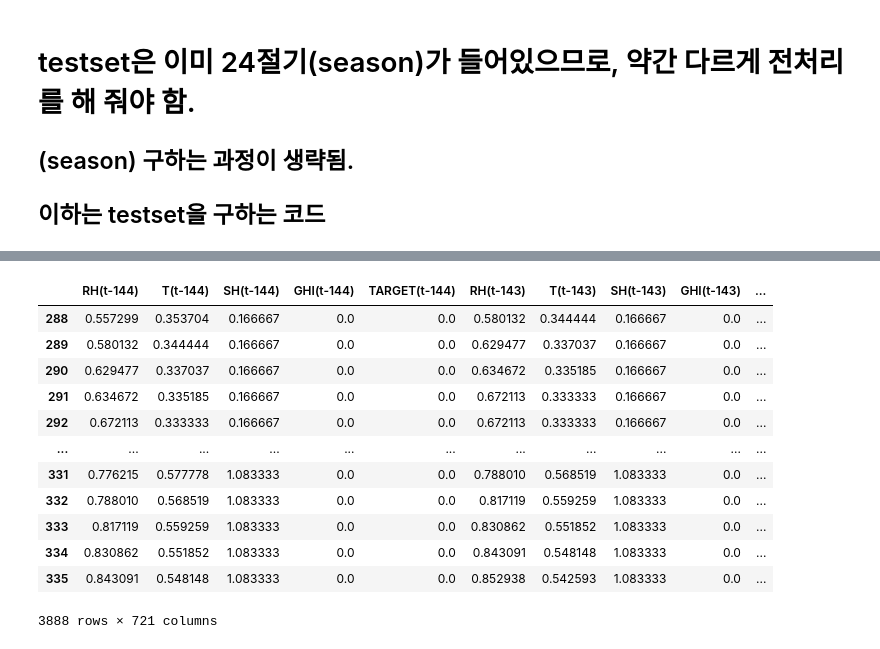
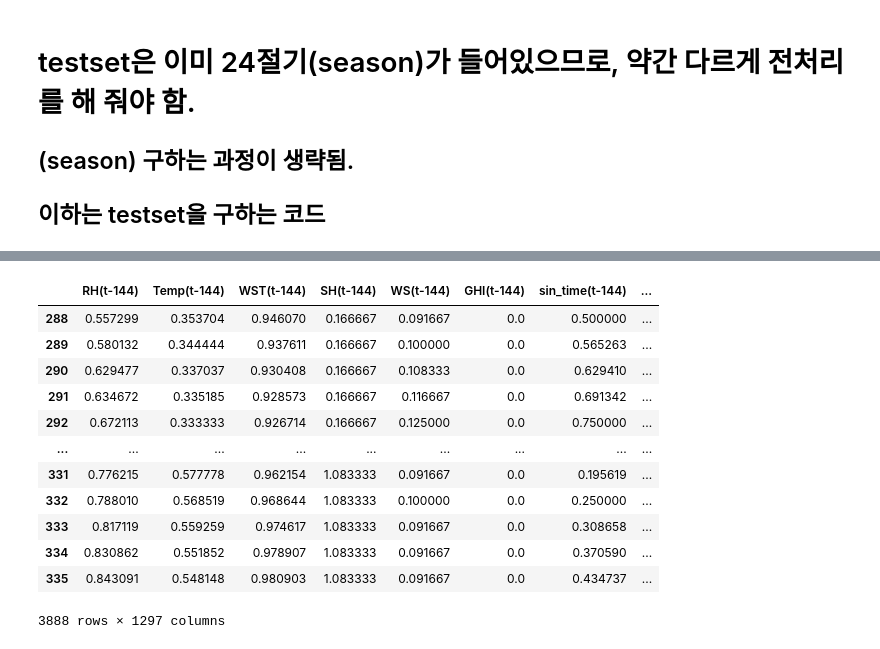
Before and after one commit to marvelous-koala/unlimited_power, a Jupyter notebook: LGBM/Day_by_Day.ipynb, the cells around one changed output, grey strips where cells are left out. Cells and saved outputs as stored; diff of their text form; code cells hidden in the pictures.

```diff
--- a/LGBM/Day_by_Day.ipynb
+++ b/LGBM/Day_by_Day.ipynb
@@ -457,4 +399,0 @@ dataset5.iloc[50:51,:]
-# %%
-testset6 = testset5[['RH', 'T', 'SH', 'GHI', 'TARGET']]
-timeset = testset5[['Time']]
-testset6.head(10)
@@ -473,5 +399,0 @@ testset6.head(10)
-# %%
-testset6 = pd.DataFrame(scaler.transform(testset6), columns = testset6.columns)
-# %%
-testset7 = test_to_supervised(testset6, timeset, n_days)
-testset7
@@ -492,5 +400,3 @@ testset7
-# %%
-testset9 = testset7.iloc[-48:,:] #season을 다시 붙인다면 testset7->8 근데 여기 이해가 안돼.. 48 뭐임? 하루치?
 # %%
 df_test = []
 
@@ -498,54 +404,56 @@ df_test = []
 # 아직 유진이 어떻게 변수 추가할 지 몰라서 to_supervised는 쓰지 않았음.
 
 for i in range(81):
-    file_path = '/content/drive/MyDrive/Jupyter/unlimited_power/raw_data/test/' + str(i) + '.csv'
-    new_path = '/content/drive/MyDrive/Jupyter/unlimited_power/raw_data/test/adj_test/' + str(i) + '.csv'
+    file_path = '/content/drive/MyDrive/Jupyter/Dacon/unlimited_power/raw_data/test/' + str(i) + '.csv'
+    new_path = '/content/drive/MyDrive/Jupyter/Dacon/unlimited_power/raw_data/test/adj_test/' + str(i) + '.csv'
     file_name = str(i) + '.csv'
 
     # adj_test에서 가져와야 하므로 new_path에서 불러온다
     temp = pd.read_csv(new_path)
     temp.drop('Unnamed: 0', axis = 1, inplace = True)
     testset = temp.copy()
 
     # 24로 저장한 24절기 season으로 이름 바꾸기
     testset.rename(columns = {'24' : 'season'}, inplace = True)
 
     # 이 다음은 trainset과 동일한 전처리, season은 이미 구해져 있으므로 구하지 않음
     testset2 = drop_clms(testset)
     testset2.drop(['Hour', 'Minute','Date'], axis=1,inplace=True)
     testset3 = cos_time(testset2)
     testset4 = testset3[['DHI', 'DNI', 'WS', 'RH', 'T', 'TARGET', 'SH', 'sin_time', 'cos_time','season', 'Time']]
+    testset4.rename(columns = {'T' : 'Temp'},inplace = True)
 
     testset5 = testset4.copy()
     testset5['GHI'] = testset4.apply(lambda x: HRA(x.DHI, x.DNI, x.season, x.Time), axis=1)
-    testset6 = testset5[['RH', 'T', 'SH', 'GHI', 'TARGET']] #'DHI', 'DNI', 'season', 'WS', 'SH'
+    testset5['WST'] = testset4.apply(lambda x: wind_and_hot(x.WS, x.Temp), axis=1)
+    testset6 = testset5[['RH', 'Temp', 'WST', 'SH', 'WS', 'GHI', 'sin_time', 'cos_time', 'TARGET']] #'DHI', 'DNI', 'season', 'WS', 'SH'
     timeset = testset5[['Time']]
     testset6 = pd.DataFrame(scaler.transform(testset6), columns=testset6.columns)
-    testset7 = test_to_supervised(testset6, timeset, n_days)
+    testset7 = test_to_supervised(testset6,timeset, n_days)
 
 #    testset8 = encoding(testset7)
 #    testset8.drop('season', axis = 1, inplace = True)
     testset9 = testset7.iloc[-48:,:]
 
     df_test.append(testset9)
 
 X_test = pd.concat(df_test)
 # X_test = X_test.iloc[:, :n_obs]
 X_test
 # %% [output]
-|  | RH(t-144) | T(t-144) | SH(t-144) | GHI(t-144) | TARGET(t-144) | RH(t-143) | T(t-143) | SH(t-143) | GHI(t-143) | ... |
-| 288 | 0.557299 | 0.353704 | 0.166667 | 0.0 | 0.0 | 0.580132 | 0.344444 | 0.166667 | 0.0 | ... |
-| 289 | 0.580132 | 0.344444 | 0.166667 | 0.0 | 0.0 | 0.629477 | 0.337037 | 0.166667 | 0.0 | ... |
-| 290 | 0.629477 | 0.337037 | 0.166667 | 0.0 | 0.0 | 0.634672 | 0.335185 | 0.166667 | 0.0 | ... |
-| 291 | 0.634672 | 0.335185 | 0.166667 | 0.0 | 0.0 | 0.672113 | 0.333333 | 0.166667 | 0.0 | ... |
-| 292 | 0.672113 | 0.333333 | 0.166667 | 0.0 | 0.0 | 0.672113 | 0.333333 | 0.166667 | 0.0 | ... |
-| ... | ... | ... | ... | ... | ... | ... | ... | ... | ... | ... |
-| 331 | 0.776215 | 0.577778 | 1.083333 | 0.0 | 0.0 | 0.788010 | 0.568519 | 1.083333 | 0.0 | ... |
-| 332 | 0.788010 | 0.568519 | 1.083333 | 0.0 | 0.0 | 0.817119 | 0.559259 | 1.083333 | 0.0 | ... |
-| 333 | 0.817119 | 0.559259 | 1.083333 | 0.0 | 0.0 | 0.830862 | 0.551852 | 1.083333 | 0.0 | ... |
-| 334 | 0.830862 | 0.551852 | 1.083333 | 0.0 | 0.0 | 0.843091 | 0.548148 | 1.083333 | 0.0 | ... |
-| 335 | 0.843091 | 0.548148 | 1.083333 | 0.0 | 0.0 | 0.852938 | 0.542593 | 1.083333 | 0.0 | ... |
+|  | RH(t-144) | Temp(t-144) | WST(t-144) | SH(t-144) | WS(t-144) | GHI(t-144) | sin_time(t-144) | ... |
+| 288 | 0.557299 | 0.353704 | 0.946070 | 0.166667 | 0.091667 | 0.0 | 0.500000 | ... |
+| 289 | 0.580132 | 0.344444 | 0.937611 | 0.166667 | 0.100000 | 0.0 | 0.565263 | ... |
+| 290 | 0.629477 | 0.337037 | 0.930408 | 0.166667 | 0.108333 | 0.0 | 0.629410 | ... |
+| 291 | 0.634672 | 0.335185 | 0.928573 | 0.166667 | 0.116667 | 0.0 | 0.691342 | ... |
+| 292 | 0.672113 | 0.333333 | 0.926714 | 0.166667 | 0.125000 | 0.0 | 0.750000 | ... |
+| ... | ... | ... | ... | ... | ... | ... | ... | ... |
+| 331 | 0.776215 | 0.577778 | 0.962154 | 1.083333 | 0.091667 | 0.0 | 0.195619 | ... |
+| 332 | 0.788010 | 0.568519 | 0.968644 | 1.083333 | 0.100000 | 0.0 | 0.250000 | ... |
+| 333 | 0.817119 | 0.559259 | 0.974617 | 1.083333 | 0.091667 | 0.0 | 0.308658 | ... |
+| 334 | 0.830862 | 0.551852 | 0.978907 | 1.083333 | 0.091667 | 0.0 | 0.370590 | ... |
+| 335 | 0.843091 | 0.548148 | 0.980903 | 1.083333 | 0.091667 | 0.0 | 0.434737 | ... |
-3888 rows × 721 columns
+3888 rows × 1297 columns
 # %%
 X = dataset7.iloc[:,:-2]
 #X = encoding(X)
```
Also changed, not shown: parts of 36 cells of this notebook, 1 other file.
